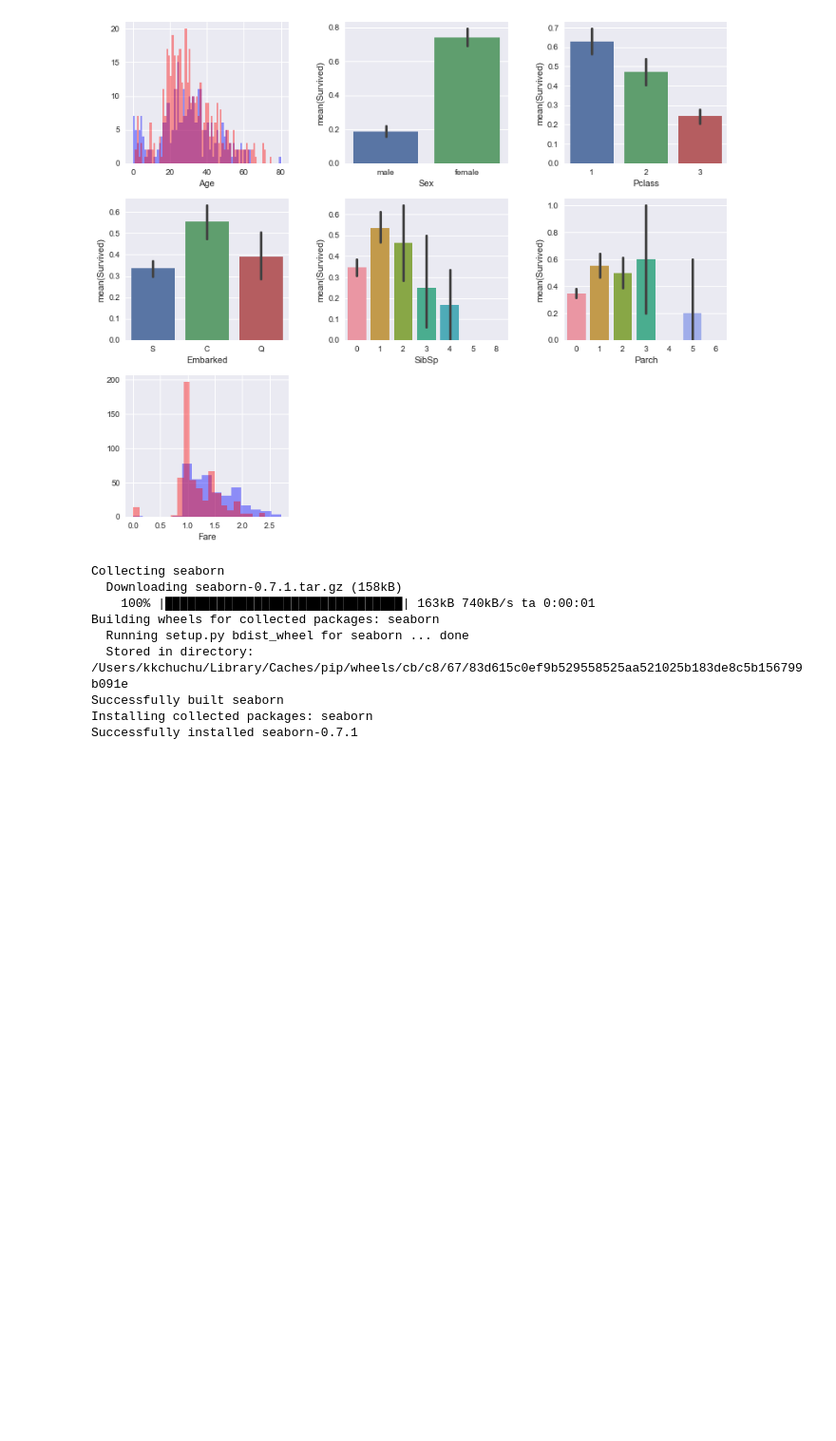
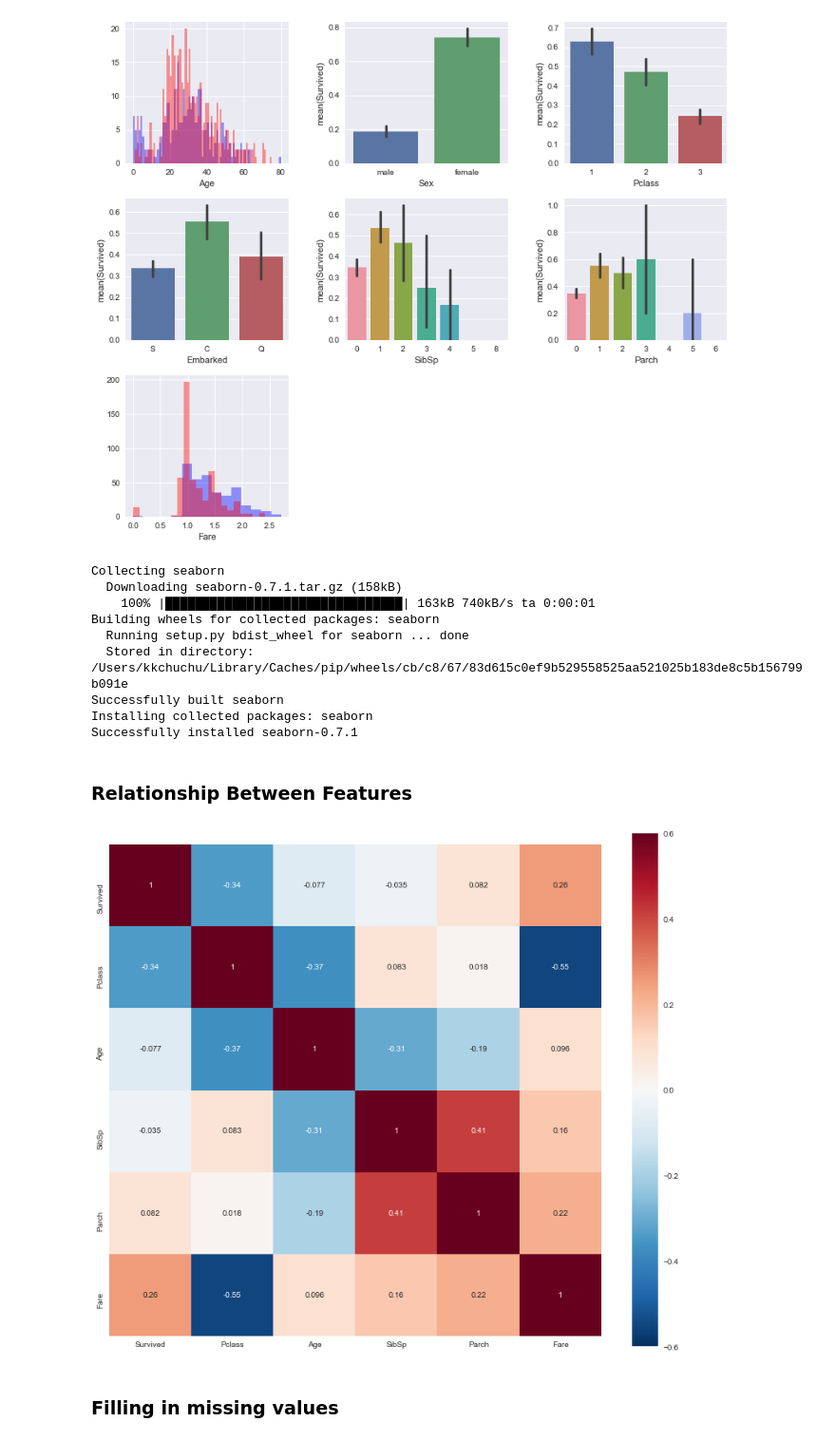
Before and after one commit to kkchuchu/kkchuchu.mushroom, a Jupyter notebook: [Kaggle] Titantic.ipynb, the cells around one changed output. Shown at 95% size. Saved outputs shown, nothing was run; the diff lists cells and outputs as text; code cells hidden in the pictures; blank space fills up the shorter version.

Commit message:
feature relationship part is down

```diff
--- a/[Kaggle] Titantic.ipynb
+++ b/[Kaggle] Titantic.ipynb
@@ -5,6 +5,8 @@ import pandas
 
 train_path = 'data/titanic/train.csv'
 test_path  = 'data/titanic/test.csv'
+
+id_column = 'PassengerId'
 # %%
 os.path.exists(train_path)
 
@@ -144,3 +146,12 @@ Installing collected packages: seaborn
 Successfully installed seaborn-0.7.1
 # %%
 ### Reference: https://www.kaggle.com/headsortails/pytanic
+# %% [markdown]
+### Relationship Between Features
+# %%
+plt.figure(figsize=(14,12))
+foo = sns.heatmap(train.drop(id_column,axis=1).corr(), vmax=0.6, square=True, annot=True)
+# %% [output]
+[figure, added]
+# %% [markdown]
+### Filling in missing values
```
Also changed, not shown: parts of 1 cell of this notebook.
